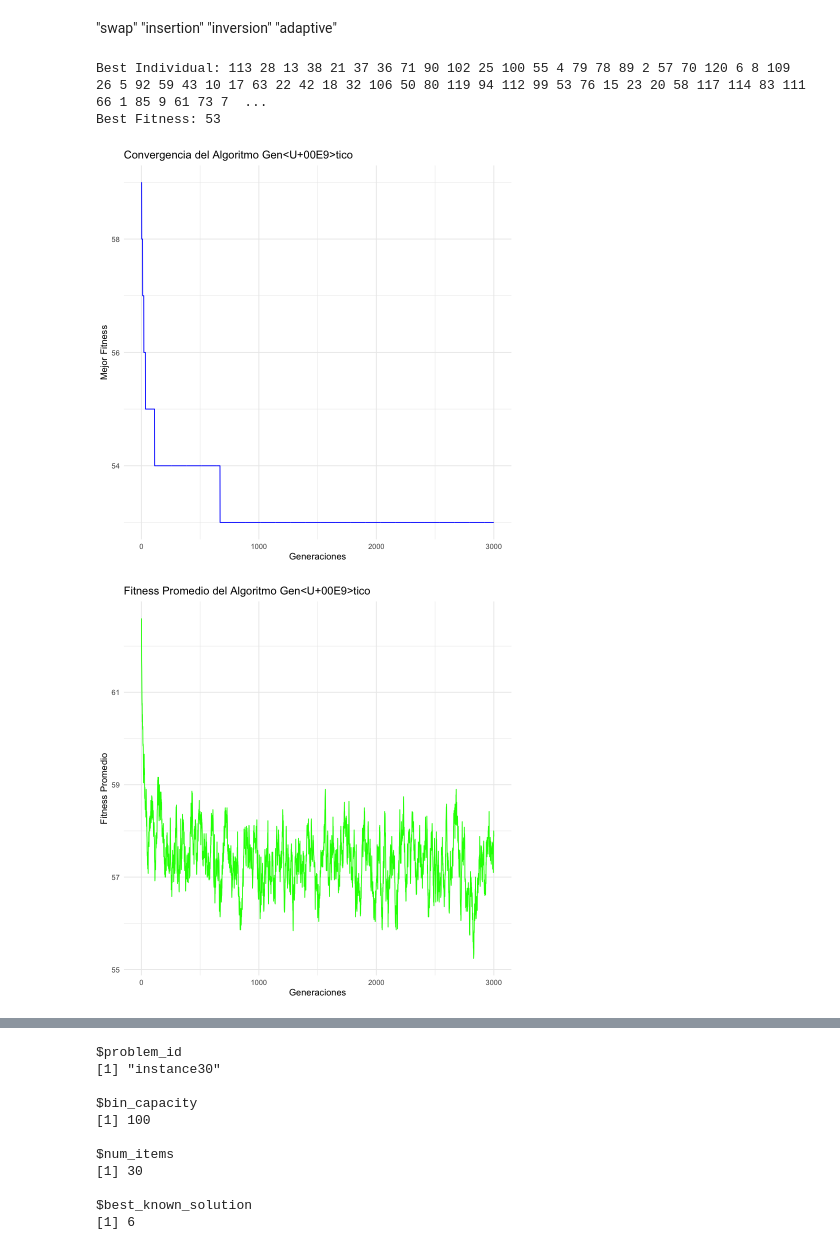
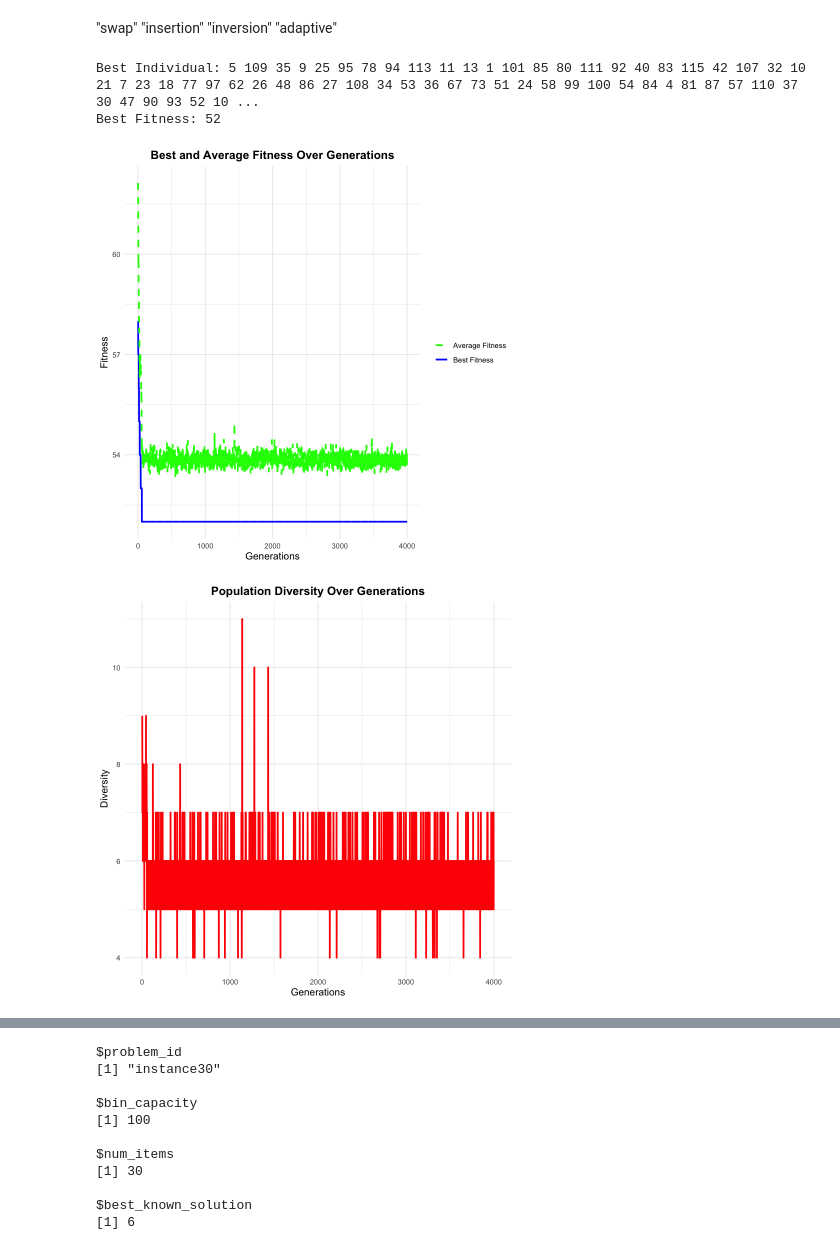
Before and after one commit to antargi/optimizacion, a Jupyter notebook: Investigación 2/inv_2.ipynb, the cells around one changed output, grey strips where cells are left out. Cells and saved outputs as stored; diff of their text form; code cells hidden in the pictures.

```diff
--- a/Investigación 2/inv_2.ipynb
+++ b/Investigación 2/inv_2.ipynb
@@ -183,6 +230,16 @@ uniform_crossover <- function(parent1, parent2) {
 
   return(list(child1 = child1, child2 = child2))
 }
+# %%
+one_point_crossover <- function(parent1, parent2) {
+  size <- length(parent1)
+  cut <- sample(2:(size - 1), 1)
+
+  child1 <- c(parent1[1:cut], parent2[(cut + 1):size])
+  child2 <- c(parent2[1:cut], parent1[(cut + 1):size])
+
+  return(list(child1, child2))
+}
 # %%
 two_point_crossover <- function(parent1, parent2) {
   size <- length(parent1)
@@ -236,6 +295,12 @@ adaptive_mutation <- function(individual, generation, max_generations) {
     return(individual)
   }
 }
+# %%
+inversion_mutation <- function(individual) {
+  idx <- sort(sample(1:length(individual), 2))  # Seleccionar dos puntos aleatorios y ordenarlos
+  individual[idx[1]:idx[2]] <- rev(individual[idx[1]:idx[2]])  # Invertir la secuencia entre los dos puntos
+  return(individual)
+}
 # %%
 swap_mutation <- function(individual) {
   idx <- sample(1:length(individual), 2)
@@ -392,43 +418,28 @@ ggplot(diversity_data, aes(x = Generation, y = Diversity)) +
 "inversion"
 "adaptive"
 # %%
-instance <- instances[[2]]
-generationsNumber <- 3000;
+instance <- instances[[1]]
+generationsNumber <- 4000;
 bp <- BinPacking$new(item_sizes = instance$items, bin_capacity = instance$bin_capacity)
 result <- GA(bp,
-             population_size = 50,
+             population_size = 80,
              mutation_rate = 0.01,
              generations = generationsNumber,
-             elite_ratio = 0.01,
+             elite_ratio = 0.1,
              mutation_strategy = "adaptive",
              crossover_strategy = "two_point",
              selection_method = "tournament",
              tournament_size = 3,
              diversity_threshold = 0.9)
+cat("Best Individual:", result$best_individual, "\nBest Fitness:", result$best_fitness, "\n")
+best_fitness <- result$best_fitness_over_time
+average_fitness <- result$average_fitness_over_time
+diversity <- result$diversity_over_time
 
-cat("Best Individual:", result$best_individual, "\nBest Fitness:", result$best_fitness, "\n")
-# Mejor fitness
-fitness_data <- data.frame(Generation = 1:generationsNumber, BestFitness = result$best_fitness_over_time)
-ggplot(fitness_data, aes(x = Generation, y = BestFitness)) +
-  geom_line(color = "blue") +
-  labs(title = "Convergencia del Algoritmo Genético", x = "Generaciones", y = "Mejor Fitness") +
-  theme_minimal()
-
-# Fitness promedio
-average_fitness_data <- data.frame(Generation = 1:generationsNumber, AverageFitness = result$average_fitness_over_time)
-ggplot(average_fitness_data, aes(x = Generation, y = AverageFitness)) +
-  geom_line(color = "green") +
-  labs(title = "Fitness Promedio del Algoritmo Genético", x = "Generaciones", y = "Fitness Promedio") +
-  theme_minimal()
-
-# Diversidad de la población
-diversity_data <- data.frame(Generation = 1:generationsNumber, Diversity = result$diversity_over_time)
-ggplot(diversity_data, aes(x = Generation, y = Diversity)) +
-  geom_line(color = "red") +
-  labs(title = "Diversidad de la Población del Algoritmo Genético", x = "Generaciones", y = "Diversidad") +
-  theme_minimal()
+plot_fitness(generationsNumber, best_fitness, average_fitness)
+plot_diversity(generationsNumber, diversity)
 # %% [output]
-Best Individual: 113 28 13 38 21 37 36 71 90 102 25 100 55 4 79 78 89 2 57 70 120 6 8 109 26 5 92 59 43 10 17 63 22 42 18 32 106 50 80 119 94 112 99 53 76 15 23 20 58 117 114 83 111 66 1 85 9 61 73 7  ...
-Best Fitness: 53
+Best Individual: 5 109 35 9 25 95 78 94 113 11 13 1 101 85 80 111 92 40 83 115 42 107 32 10 21 7 23 18 77 97 62 26 48 86 27 108 34 53 36 67 73 51 24 58 99 100 54 84 4 81 87 57 110 37 30 47 90 93 52 10 ...
+Best Fitness: 52
-[figure, old version]
+[figure, new version]
-[figure, old version]
+[figure, new version]
```
Also changed, not shown: parts of 16 cells of this notebook.
